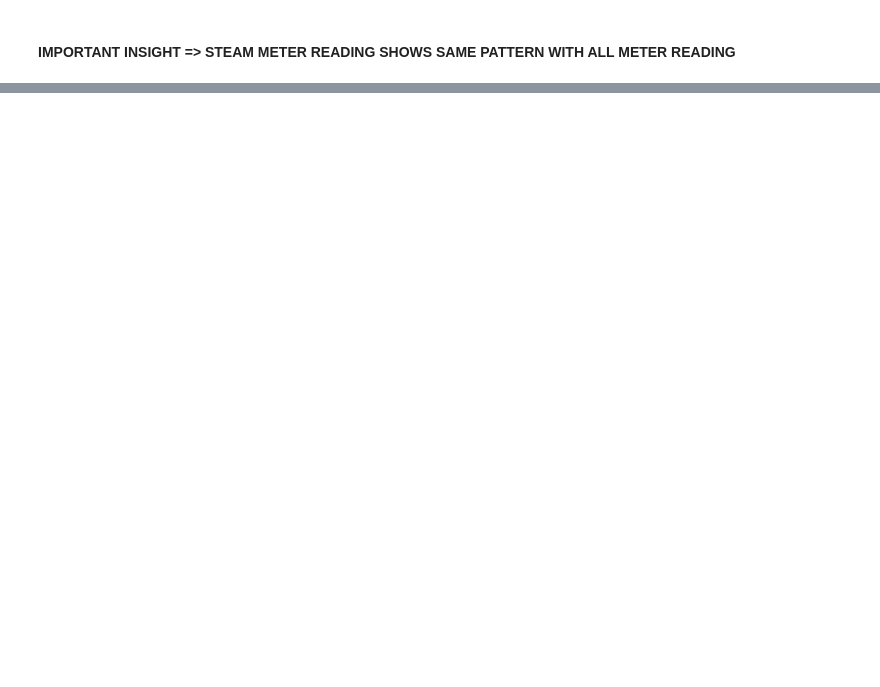
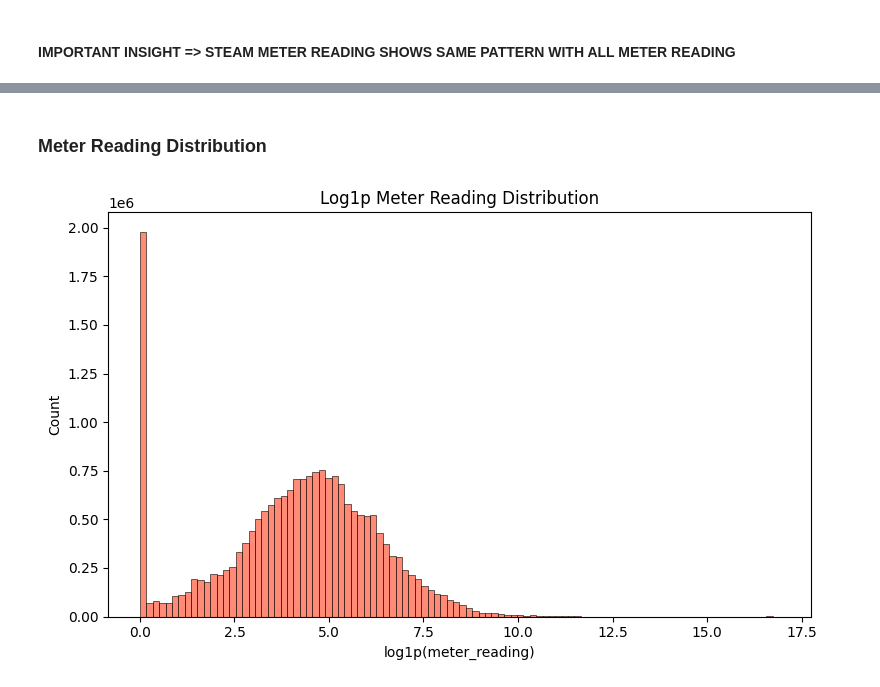
Before and after one commit to CarpeDiem0110/ashrae_energy_prediction, a Jupyter notebook: scripts/eda_energy_predict.ipynb, the cells around one changed output, grey strips where cells are left out. Drawn from its saved outputs; the diff is of its cells as text; code cells hidden in the pictures; blank space fills up the shorter version.

```diff
--- a/scripts/eda_energy_predict.ipynb
+++ b/scripts/eda_energy_predict.ipynb
@@ -346,0 +410,23 @@ steam_frame.head()
+# %% [markdown]
+### Meter Reading Distribution
+# %%
+meter_names = {
+    0: "Electricity",
+    1: "Chilled Water",
+    2: "Steam",
+    3: "Hot Water"
+}
+
+log_meter_reading = np.log1p(train["meter_reading"])
+
+fig, ax = plt.subplots(1, 1, figsize=(8, 5))
+
+sns.histplot(log_meter_reading, bins=100, ax=ax, color="tomato")
+ax.set_title("Log1p Meter Reading Distribution")
+ax.set_xlabel("log1p(meter_reading)")
+ax.set_ylabel("Count")
+
+plt.tight_layout()
+plt.show()
+# %% [output]
+[figure, added]
```
Also changed, not shown: parts of 58 cells of this notebook.
